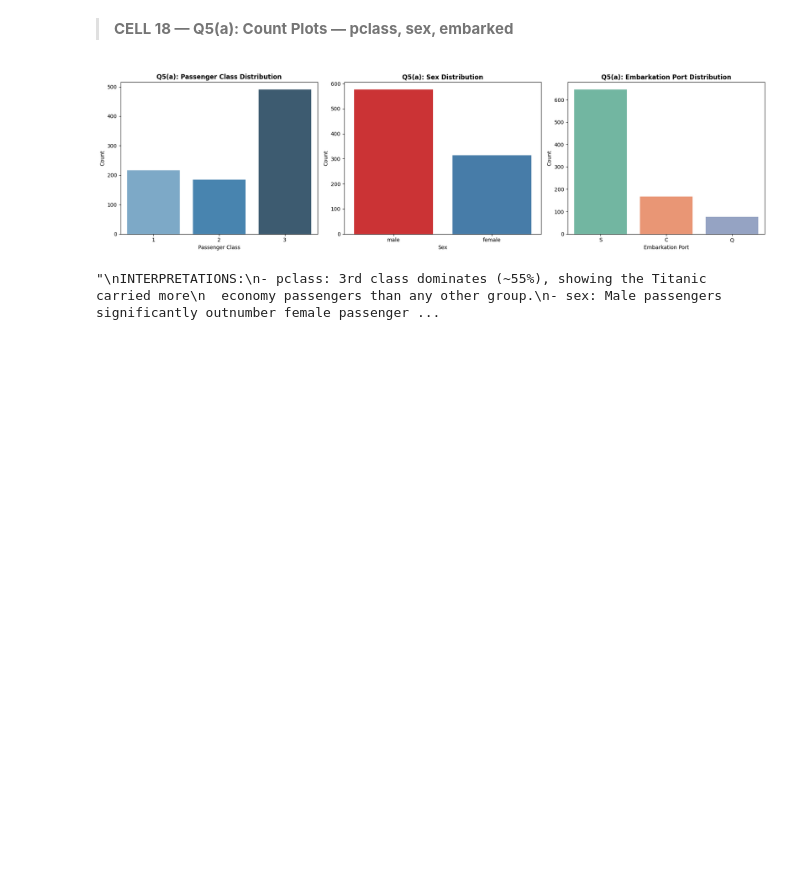
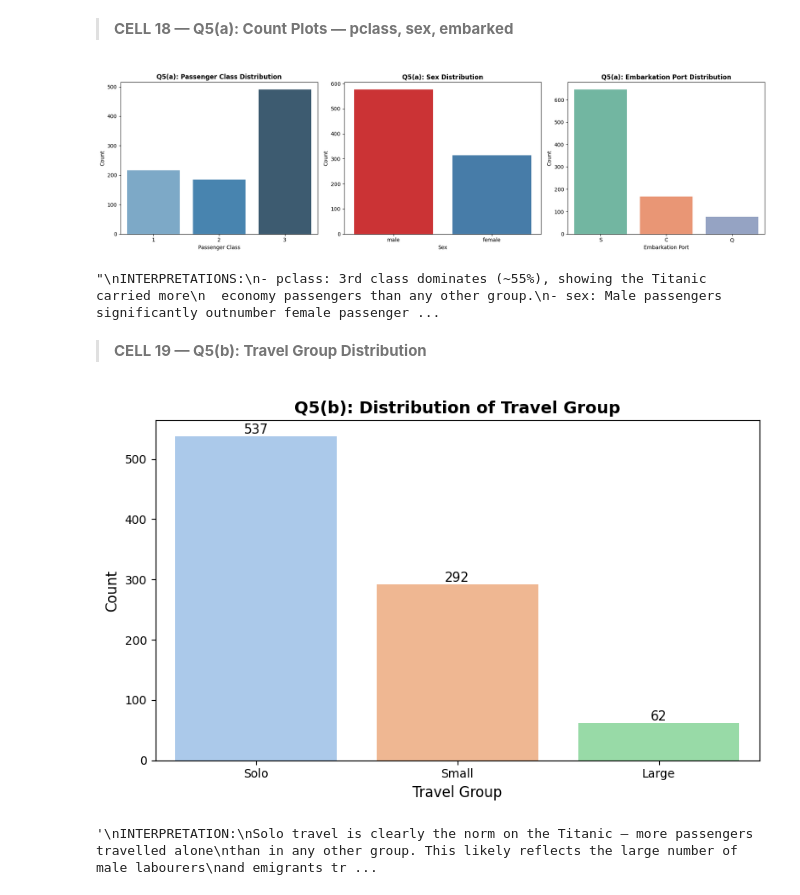
Before and after one commit to MuhammadAhmad1078/Titanic-Dataset-Exploratory-Analysis, a Jupyter notebook: 22F-8814-A2-Dataviz.ipynb, the cells around one changed output. Saved outputs shown, nothing was run; the diff lists cells and outputs as text; code cells hidden in the pictures; blank space fills up the shorter version.

Commit message:
feat:Travel Group Distribuition

```diff
--- a/22F-8814-A2-Dataviz.ipynb
+++ b/22F-8814-A2-Dataviz.ipynb
@@ -522,3 +522,34 @@ INTERPRETATIONS:
 # %% [output]
 [figure]
 "\nINTERPRETATIONS:\n- pclass: 3rd class dominates (~55%), showing the Titanic carried more\n  economy passengers than any other group.\n- sex: Male passengers significantly outnumber female passenger ...
+# %% [markdown]
+> **CELL 19 — Q5(b): Travel Group Distribution**
+# %%
+fig, ax = plt.subplots(figsize=(8, 5))
+
+order = ['Solo', 'Small', 'Large']
+sns.countplot(data=df, x='travel_group', order=order, palette='pastel', ax=ax)
+
+ax.set_title('Q5(b): Distribution of Travel Group', fontsize=14, fontweight='bold')
+ax.set_xlabel('Travel Group', fontsize=12)
+ax.set_ylabel('Count', fontsize=12)
+
+for p in ax.patches:
+    ax.annotate(f'{int(p.get_height())}',
+                (p.get_x() + p.get_width() / 2., p.get_height()),
+                ha='center', va='bottom', fontsize=11)
+
+plt.tight_layout()
+plt.show()
+
+"""
+INTERPRETATION:
+Solo travel is clearly the norm on the Titanic — more passengers travelled alone
+than in any other group. This likely reflects the large number of male labourers
+and emigrants travelling alone to seek work in North America. The Titanic was
+not primarily a leisure cruise; it was a transatlantic emigrant vessel, and many
+passengers were single individuals starting a new life abroad.
+"""
+# %% [output]
+[figure, added]
+'\nINTERPRETATION:\nSolo travel is clearly the norm on the Titanic — more passengers travelled alone\nthan in any other group. This likely reflects the large number of male labourers\nand emigrants tr ...
```
